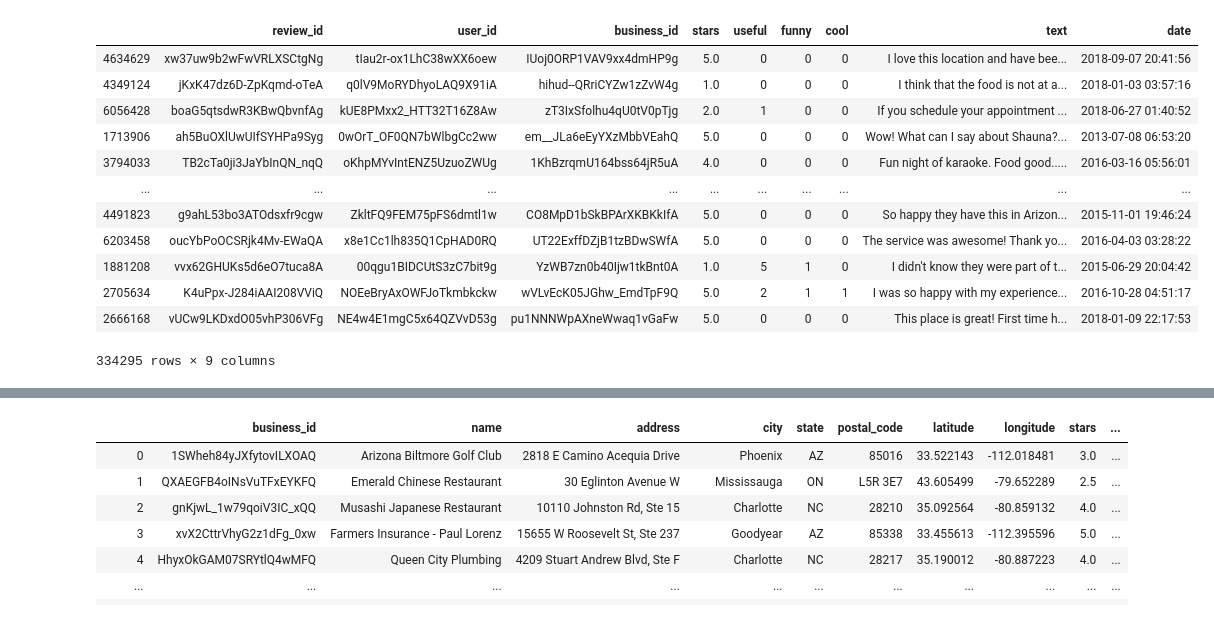
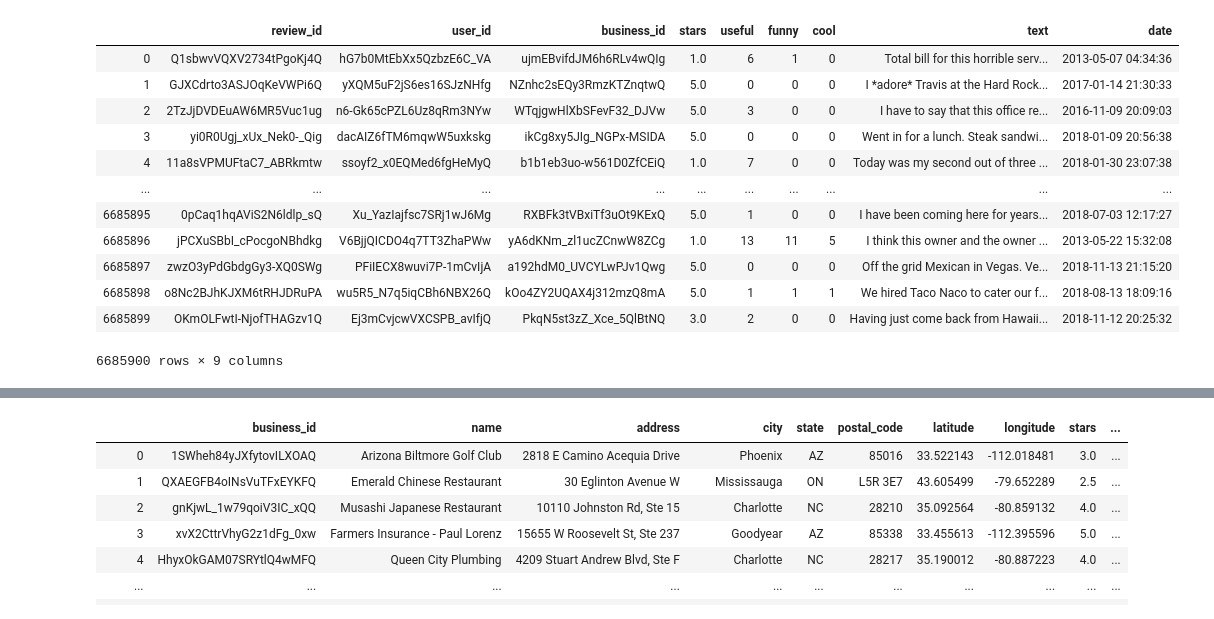
Before and after one commit to wonchankim97/Yelp-Recommender, a Jupyter notebook: EDA_KISOO.ipynb, the cells around one changed output, grey strips where cells are left out. Saved outputs shown, nothing was run; the diff lists cells and outputs as text; code cells hidden in the pictures.

```diff
--- a/EDA_KISOO.ipynb
+++ b/EDA_KISOO.ipynb
@@ -4,7 +4,7 @@ import re
 import pandas as pd
 from pandas.io.json import json_normalize
 
-#pd.set_option('display.max_rows', 1500)
+pd.set_option('display.max_rows', 200)
 pd.set_option('display.max_columns', 110)
 # %%
 def flattenJSON(json_obj):
@@ -59,23 +75,23 @@ user
 # %%
 with open('yelp_dataset/review.json') as f:
     data = [json.loads(line) for line in f]
 review = pd.DataFrame(data)
-review = review.sample(frac=0.05, replace=False, random_state=1)
+#review = review.sample(frac=0.05, replace=False, random_state=1)
 review
 # %% [output]
 |  | review_id | user_id | business_id | stars | useful | funny | cool | text | date |
-| 4634629 | xw37uw9b2wFwVRLXSCtgNg | tIau2r-ox1LhC38wXX6oew | IUoj0ORP1VAV9xx4dmHP9g | 5.0 | 0 | 0 | 0 | I love this location and have bee... | 2018-09-07 20:41:56 |
-| 4349124 | jKxK47dz6D-ZpKqmd-oTeA | q0lV9MoRYDhyoLAQ9X91iA | hihud--QRriCYZw1zZvW4g | 1.0 | 0 | 0 | 0 | I think that the food is not at a... | 2018-01-03 03:57:16 |
-| 6056428 | boaG5qtsdwR3KBwQbvnfAg | kUE8PMxx2_HTT32T16Z8Aw | zT3IxSfolhu4qU0tV0pTjg | 2.0 | 1 | 0 | 0 | If you schedule your appointment ... | 2018-06-27 01:40:52 |
-| 1713906 | ah5BuOXlUwUIfSYHPa9Syg | 0wOrT_OF0QN7bWlbgCc2ww | em__JLa6eEyYXzMbbVEahQ | 5.0 | 0 | 0 | 0 | Wow! What can I say about Shauna?... | 2013-07-08 06:53:20 |
-| 3794033 | TB2cTa0ji3JaYbInQN_nqQ | oKhpMYvIntENZ5UzuoZWUg | 1KhBzrqmU164bss64jR5uA | 4.0 | 0 | 0 | 0 | Fun night of karaoke. Food good..... | 2016-03-16 05:56:01 |
+| 0 | Q1sbwvVQXV2734tPgoKj4Q | hG7b0MtEbXx5QzbzE6C_VA | ujmEBvifdJM6h6RLv4wQIg | 1.0 | 6 | 1 | 0 | Total bill for this horrible serv... | 2013-05-07 04:34:36 |
+| 1 | GJXCdrto3ASJOqKeVWPi6Q | yXQM5uF2jS6es16SJzNHfg | NZnhc2sEQy3RmzKTZnqtwQ | 5.0 | 0 | 0 | 0 | I *adore* Travis at the Hard Rock... | 2017-01-14 21:30:33 |
+| 2 | 2TzJjDVDEuAW6MR5Vuc1ug | n6-Gk65cPZL6Uz8qRm3NYw | WTqjgwHlXbSFevF32_DJVw | 5.0 | 3 | 0 | 0 | I have to say that this office re... | 2016-11-09 20:09:03 |
+| 3 | yi0R0Ugj_xUx_Nek0-_Qig | dacAIZ6fTM6mqwW5uxkskg | ikCg8xy5JIg_NGPx-MSIDA | 5.0 | 0 | 0 | 0 | Went in for a lunch. Steak sandwi... | 2018-01-09 20:56:38 |
+| 4 | 11a8sVPMUFtaC7_ABRkmtw | ssoyf2_x0EQMed6fgHeMyQ | b1b1eb3uo-w561D0ZfCEiQ | 1.0 | 7 | 0 | 0 | Today was my second out of three ... | 2018-01-30 23:07:38 |
 | ... | ... | ... | ... | ... | ... | ... | ... | ... | ... |
-| 4491823 | g9ahL53bo3ATOdsxfr9cgw | ZkltFQ9FEM75pFS6dmtl1w | CO8MpD1bSkBPArXKBKkIfA | 5.0 | 0 | 0 | 0 | So happy they have this in Arizon... | 2015-11-01 19:46:24 |
-| 6203458 | oucYbPoOCSRjk4Mv-EWaQA | x8e1Cc1lh835Q1CpHAD0RQ | UT22ExffDZjB1tzBDwSWfA | 5.0 | 0 | 0 | 0 | The service was awesome! Thank yo... | 2016-04-03 03:28:22 |
-| 1881208 | vvx62GHUKs5d6eO7tuca8A | 00qgu1BIDCUtS3zC7bit9g | YzWB7zn0b40Ijw1tkBnt0A | 1.0 | 5 | 1 | 0 | I didn't know they were part of t... | 2015-06-29 20:04:42 |
-| 2705634 | K4uPpx-J284iAAI208VViQ | NOEeBryAxOWFJoTkmbkckw | wVLvEcK05JGhw_EmdTpF9Q | 5.0 | 2 | 1 | 1 | I was so happy with my experience... | 2016-10-28 04:51:17 |
-| 2666168 | vUCw9LKDxdO05vhP306VFg | NE4w4E1mgC5x64QZVvD53g | pu1NNNWpAXneWwaq1vGaFw | 5.0 | 0 | 0 | 0 | This place is great! First time h... | 2018-01-09 22:17:53 |
+| 6685895 | 0pCaq1hqAViS2N6ldlp_sQ | Xu_YazIajfsc7SRj1wJ6Mg | RXBFk3tVBxiTf3uOt9KExQ | 5.0 | 1 | 0 | 0 | I have been coming here for years... | 2018-07-03 12:17:27 |
+| 6685896 | jPCXuSBbI_cPocgoNBhdkg | V6BjjQICDO4q7TT3ZhaPWw | yA6dKNm_zl1ucZCnwW8ZCg | 1.0 | 13 | 11 | 5 | I think this owner and the owner ... | 2013-05-22 15:32:08 |
+| 6685897 | zwzO3yPdGbdgGy3-XQ0SWg | PFiIECX8wuvi7P-1mCvIjA | a192hdM0_UVCYLwPJv1Qwg | 5.0 | 0 | 0 | 0 | Off the grid Mexican in Vegas. Ve... | 2018-11-13 21:15:20 |
+| 6685898 | o8Nc2BJhKJXM6tRHJDRuPA | wu5R5_N7q5iqCBh6NBX26Q | kOo4ZY2UQAX4j312mzQ8mA | 5.0 | 1 | 1 | 1 | We hired Taco Naco to cater our f... | 2018-08-13 18:09:16 |
+| 6685899 | OKmOLFwtI-NjofTHAGzv1Q | Ej3mCvjcwVXCSPB_avIfjQ | PkqN5st3zZ_Xce_5QlBtNQ | 3.0 | 2 | 0 | 0 | Having just come back from Hawaii... | 2018-11-12 20:25:32 |
-334295 rows × 9 columns
+6685900 rows × 9 columns
 # %%
 with open('yelp_dataset/business.json') as f:
     data = [toConvertableJson(line) for line in f]
```
Also changed, not shown: parts of 13 cells of this notebook.
